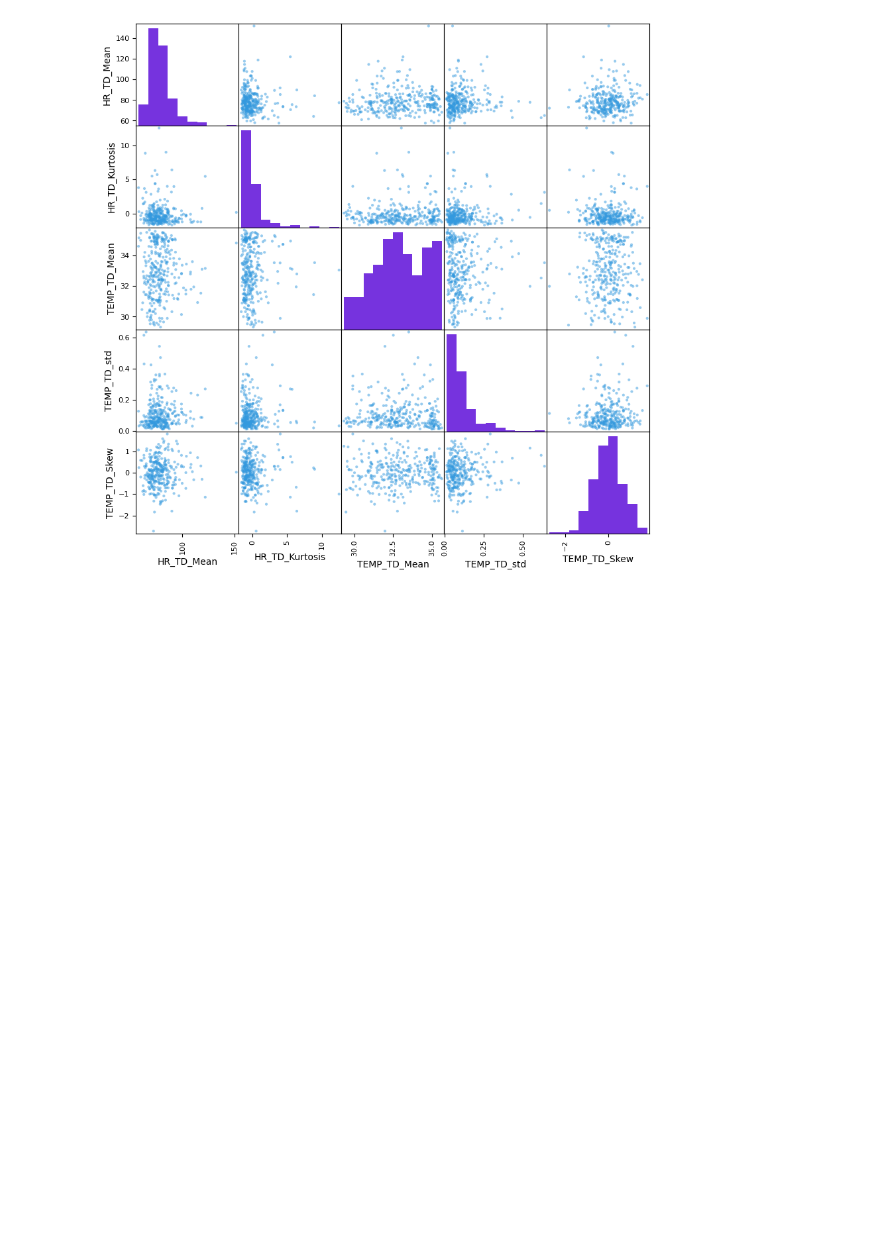
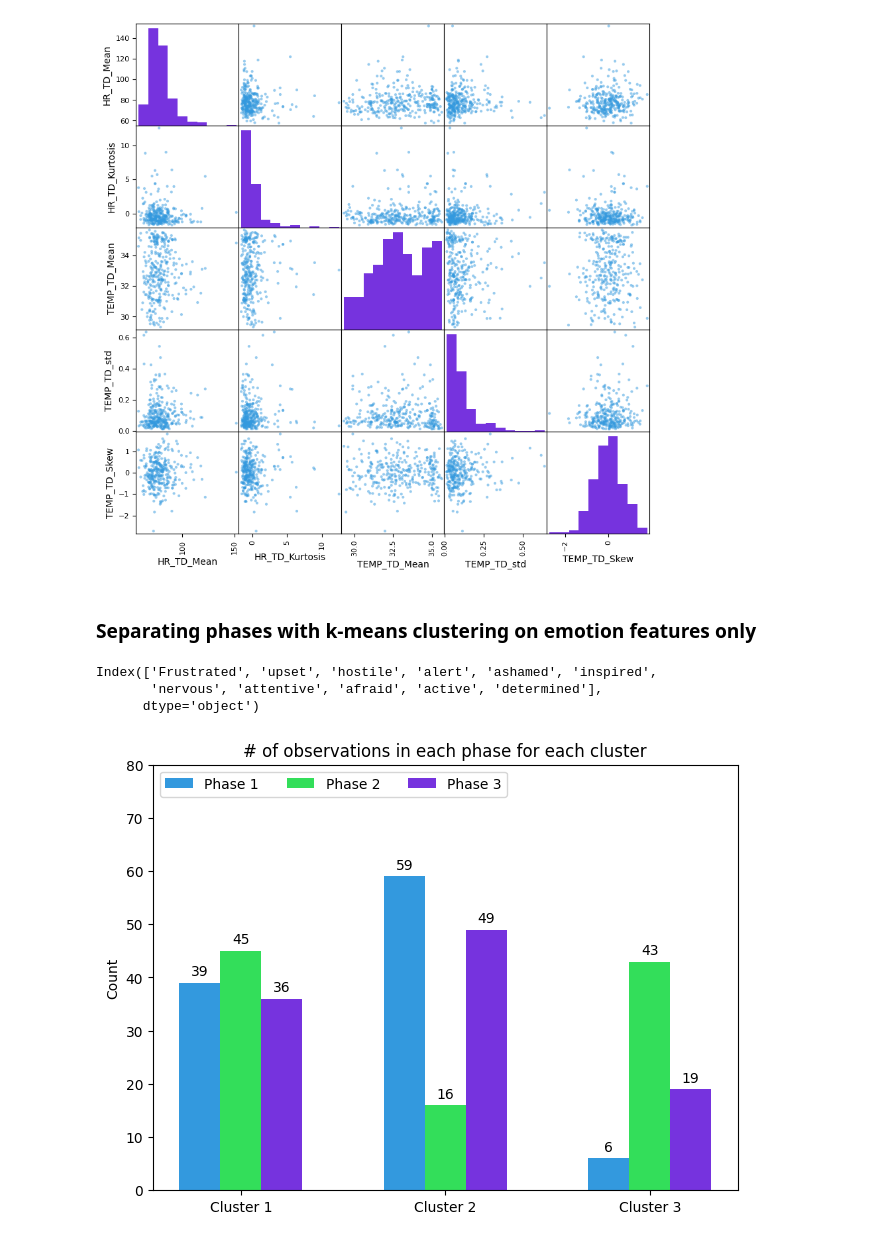
Before and after one commit to hjelp200121/02582Case2, a Jupyter notebook: clustering_analysis.ipynb, the cells around one changed output. Cells and saved outputs as stored; diff of their text form; code cells hidden in the pictures; blank space fills up the shorter version.

Commit message:
some plots

```diff
--- a/clustering_analysis.ipynb
+++ b/clustering_analysis.ipynb
@@ -195,3 +195,62 @@ df2 = df_no_s[cols]
 scatter_mat = scatter_matrix(df2, figsize=(10,10), hist_kwds={"color": "#7633de"}, color="#3399de")
 # %% [output]
 [figure]
+# %% [markdown]
+### Separating phases with k-means clustering on emotion features only
+# %%
+ordinal_cols = df.columns[53:64]
+ordinal_cols
+# %% [output]
+Index(['Frustrated', 'upset', 'hostile', 'alert', 'ashamed', 'inspired',
+       'nervous', 'attentive', 'afraid', 'active', 'determined'],
+      dtype='object')
+# %%
+
+# k means clustering with k = 3
+kmeans = KMeans(n_clusters=3).fit(df[ordinal_cols])
+labels = kmeans.labels_
+
+
+# plot phase count for each cluster
+phases = ["Phase_0", "Phase_1", "Phase_2"]
+counts = []
+for i in range(len(phases)):
+    phase_idx = df.index[df[phases[i]] == True].to_numpy()
+
+    _, count = np.unique(labels[phase_idx], return_counts=True)
+
+    if len(count) < 3:
+        count = np.insert(count, 0, 0)
+
+    counts.append(count)
+
+
+clusters = ("Cluster 1", "Cluster 2", "Cluster 3")
+data = {
+    "Phase 1": tuple(counts[0]),
+    "Phase 2": tuple(counts[1]),
+    "Phase 3": tuple(counts[2])
+}
+
+tick_space = np.arange(len(clusters))
+width = 0.2
+mult = 0
+colors = ["#3399de", "#33de5a", "#7633de"]
+
+fig, ax = plt.subplots(layout='constrained')
+
+for i, (phase, count) in enumerate(data.items()):
+    bar_offset = width * mult
+    rects = ax.bar(tick_space + bar_offset, count, width, label=phase, color=colors[i])
+    ax.bar_label(rects, padding=3)
+    mult += 1
+
+ax.set_xticks(tick_space + width, clusters)
+ax.set_ylim(0, 80)
+ax.legend(loc="upper left", ncols=3)
+ax.set_ylabel("Count")
+ax.set_title("# of observations in each phase for each cluster")
+
+plt.show()
+# %% [output]
+[figure, added]
```
Also changed, not shown: parts of 2 cells of this notebook.
